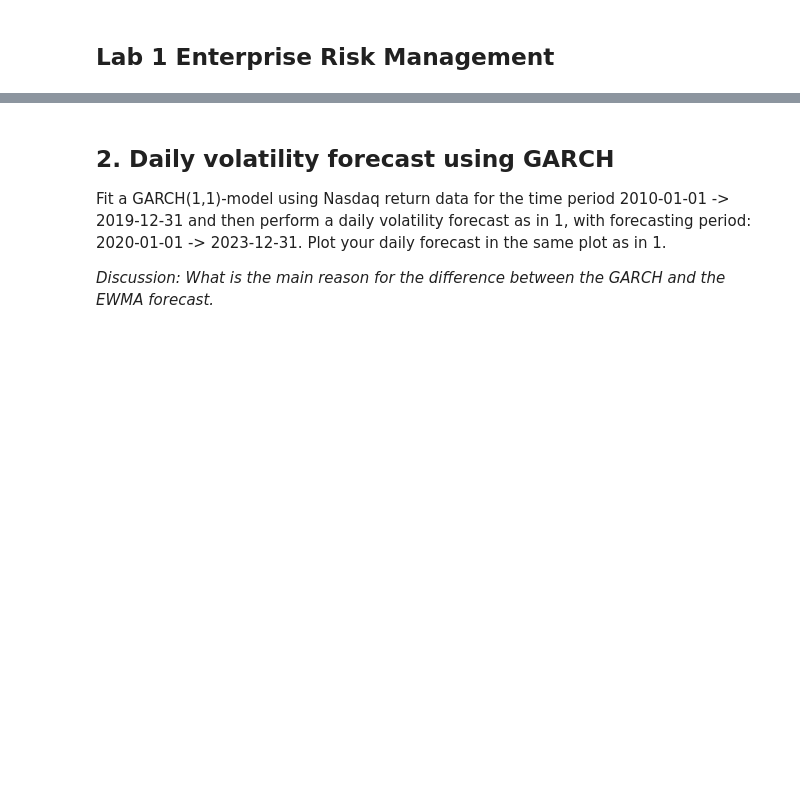
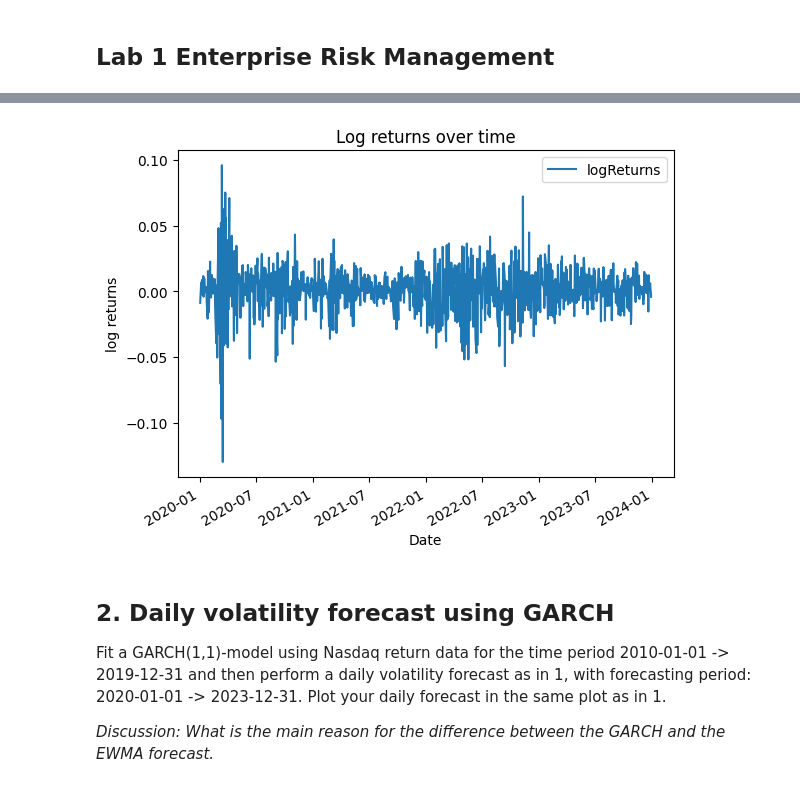
Before and after one commit to JohanHerbert/Lab1_ERM, a Jupyter notebook: Lab1_notebook.ipynb, the cells around one changed output, grey strips where cells are left out. Saved outputs shown, nothing was run; the diff lists cells and outputs as text; code cells hidden in the pictures; blank space fills up the shorter version.

```diff
--- a/Lab1_notebook.ipynb
+++ b/Lab1_notebook.ipynb
@@ -33,3 +85,7 @@ stockDataFromFile = readDataFromFile('price_^NDX.csv')
+# %%
+price[['logReturns']].plot(title = 'Log returns over time', ylabel = 'log returns');
+# %% [output]
+[figure, added]
 # %% [markdown]
 ## 2. Daily volatility forecast using GARCH
 
```
Also changed, not shown: parts of 7 cells of this notebook, 1 other file.
